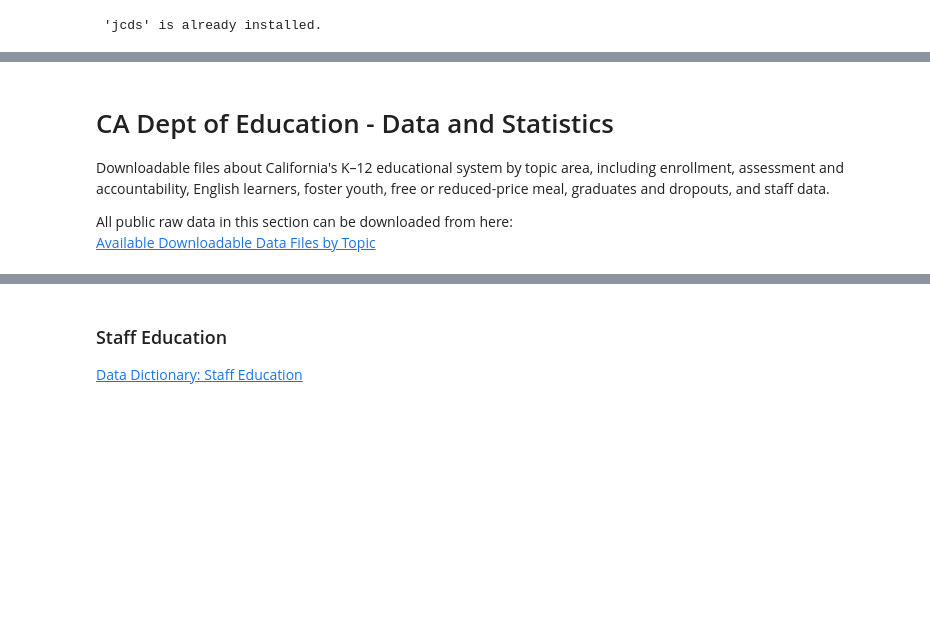
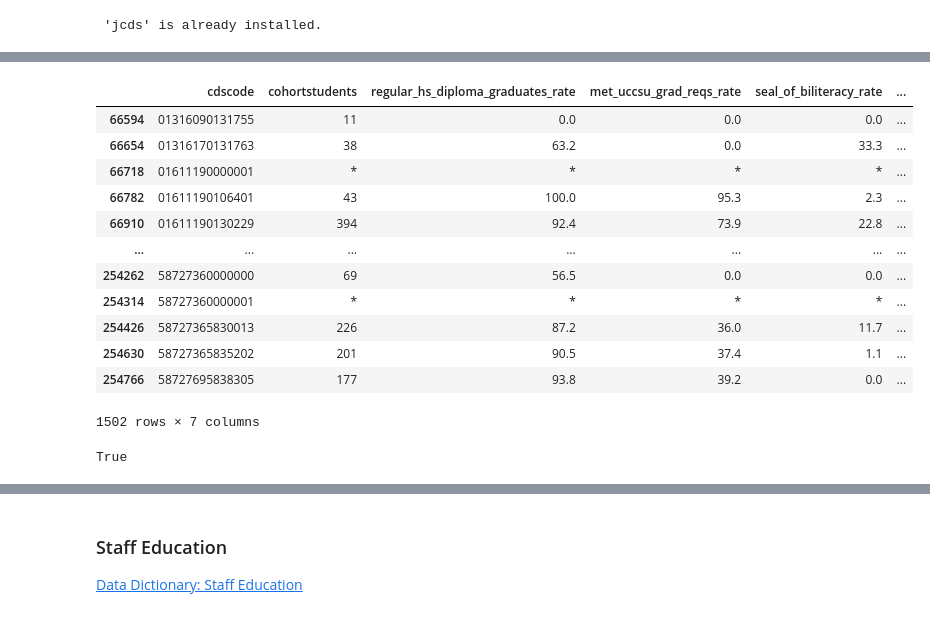
Before and after one commit to junclemente/ads599-capstone_project, a Jupyter notebook: library/01_data_preparation.ipynb, the cells around one changed output, grey strips where cells are left out. Cells and saved outputs as stored; diff of their text form; code cells hidden in the pictures; blank space fills up the shorter version.

```diff
--- a/library/01_data_preparation.ipynb
+++ b/library/01_data_preparation.ipynb
@@ -61,6 +147,3 @@ This section produces a combined dataset: `combined_acgr.pkl`
 # %%
-df_acgr = pd.read_pickle(raw_pickle / "raw_acgr.pkl")
-
-# get column list
-df_acgr.columns.to_list()
+df_acgr = rpkl(raw_pickle, "raw_acgr.pkl")
 # %% [output]
@@ -138,7 +154,63 @@ df_acgr[cols_acgr]
-# %% [markdown]
-# CA Dept of Education - Data and Statistics
-
-Downloadable files about California's K–12 educational system by topic area, including enrollment, assessment and accountability, English learners, foster youth, free or reduced-price meal, graduates and dropouts, and staff data.
-
-All public raw data in this section can be downloaded from here:
-[Available Downloadable Data Files by Topic](https://www.cde.ca.gov/ds/ad/downloadabledata.asp)
+# %%
+# select columns
+
+cols_acgr = [
+ 'cdscode',
+#  'academicyear',
+#  'aggregatelevel',
+#  'countycode',
+#  'districtcode',
+#  'schoolcode',
+#  'countyname',
+#  'districtname',
+#  'schoolname',
+#  'charterschool',
+#  'dass',
+#  'reportingcategory',
+ 'cohortstudents', # QA for weighing
+#  'regular_hs_diploma_graduates_count',
+ 'regular_hs_diploma_graduates_rate', # target variable
+#  'met_uccsu_grad_reqs_count',
+ 'met_uccsu_grad_reqs_rate',
+#  'seal_of_biliteracy_count',
+ 'seal_of_biliteracy_rate', # language proficiency ???
+#  'golden_state_seal_merit_diploma_count',
+#  'golden_state_seal_merit_diploma_rate',
+#  'chspe_completer_count',
+#  'chspe_completer_rate',
+#  'adult_ed_hs_diploma_count',
+#  'adult_ed_hs_diploma_rate',
+#  'sped_certificate_count',
+#  'sped_certificate_rate',
+#  'ged_completer_count',
+#  'ged_completer_rate',
+#  'other_transfer_count',
+#  'other_transfer_rate',
+#  'dropout_count',
+ 'dropout_rate', # secondary target
+#  'still_enrolled_count',
+ 'still_enrolled_rate' # 5th year senior
+ ]
+
+
+df_acgr = df_acgr[cols_acgr]
+df_acgr
+# %% [output]
+|  | cdscode | cohortstudents | regular_hs_diploma_graduates_rate | met_uccsu_grad_reqs_rate | seal_of_biliteracy_rate | ... |
+| 66594 | 01316090131755 | 11 | 0.0 | 0.0 | 0.0 | ... |
+| 66654 | 01316170131763 | 38 | 63.2 | 0.0 | 33.3 | ... |
+| 66718 | 01611190000001 | * | * | * | * | ... |
+| 66782 | 01611190106401 | 43 | 100.0 | 95.3 | 2.3 | ... |
+| 66910 | 01611190130229 | 394 | 92.4 | 73.9 | 22.8 | ... |
+| ... | ... | ... | ... | ... | ... | ... |
+| 254262 | 58727360000000 | 69 | 56.5 | 0.0 | 0.0 | ... |
+| 254314 | 58727360000001 | * | * | * | * | ... |
+| 254426 | 58727365830013 | 226 | 87.2 | 36.0 | 11.7 | ... |
+| 254630 | 58727365835202 | 201 | 90.5 | 37.4 | 1.1 | ... |
+| 254766 | 58727695838305 | 177 | 93.8 | 39.2 | 0.0 | ... |
+1502 rows × 7 columns
+# %%
+# checked cdscode is unique
+df_acgr["cdscode"].is_unique
+# %% [output]
+True
```
Also changed, not shown: parts of 76 cells of this notebook, 6 other files.
